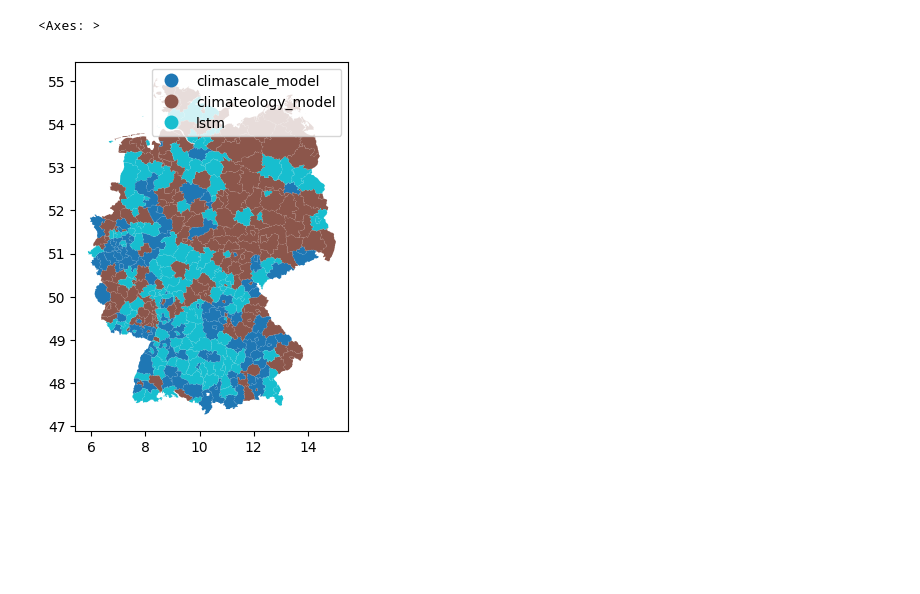
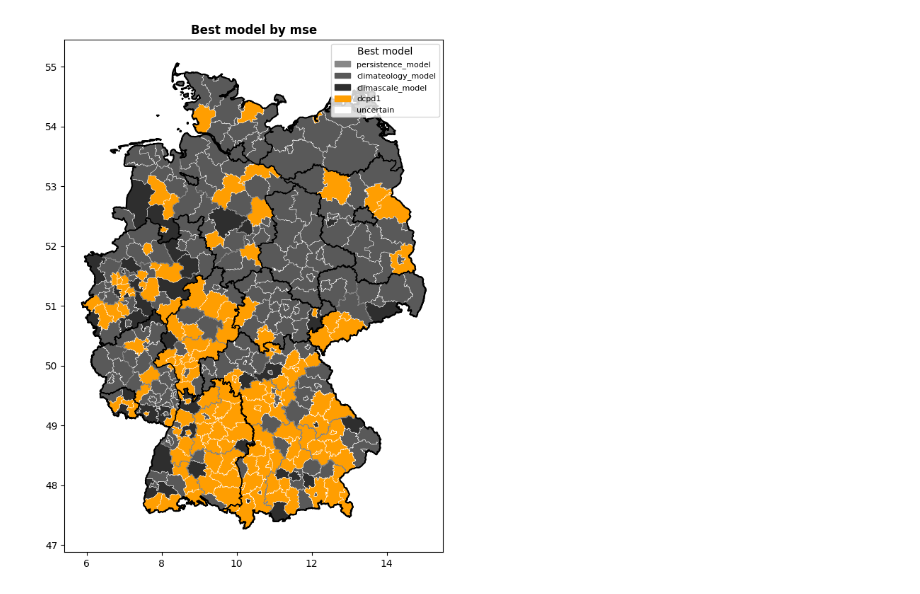
Before and after one commit to stends2001/infectious_disease_gnn, a Jupyter notebook: src/notebooks/4. vanilla deepmodels.ipynb, the cells around one changed output. Drawn from its saved outputs; the diff is of its cells as text; code cells hidden in the pictures; blank space fills up the shorter version.

```diff
--- a/src/notebooks/4. vanilla deepmodels.ipynb
+++ b/src/notebooks/4. vanilla deepmodels.ipynb
@@ -72,0 +77,9 @@ NameError: name 'GCNLSTMModel' is not defined
+# %%
+from src.models import GCN2Model
+graphloader2        = GraphDataLoaderManager(data_orch).retrieve_static_graph('test1').build()
+dcpd = GCN2Model(graphloader2, name = 'dcpd1', verbose = 2)
+dcpd.set_model_hparams(dropout = 0.3, self_loops=True)
+dcpd.set_global_hparams(**global_hparams)
+dcpd.train()
+dcpd.forecast('test')
+dcpd.show_forecasts(26)
@@ -100,24 +172,5 @@ model_evaluation.plotter.plot_single_metric('ccc',0, plot_type='best_map', margi
 # %%
-metrics = ['ccc']
-
-
-metrics_df = model_evaluation.data_compilation.get_data(0,'test')['metrics']
-
-model_cols = list(metrics_df['model'].unique())
-
-for metric in metrics:
-    df_long = metrics_df[['nuts_node','model',metric]]
-    df_wide = df_long.pivot_table(index = 'nuts_node', columns = 'model', values = metric).reset_index(drop = False).reset_index(drop = True)
-    df_wide['best'] = df_wide[model_cols].idxmax(axis=1)
-
-import seaborn as sns
-
-import pandas as pd
-shp = data_orch._data_context.shapedata_node
-
-shp = pd.merge(shp, df_wide, on = 'nuts_node')
-
-shp.plot(column = 'best', legend = True)
+model_evaluation2 = Evaluator(baseline_models+[dcpd]).add_evaluation()
+model_evaluation2.plotter.plot_single_metric('mse',0, plot_type='best_map', margin_sd=0, best_lowest=True).show()
 # %% [output]
-<Axes: >
-[figure, old version]
+[figure, new version]
```
Also changed, not shown: parts of 18 cells of this notebook, 4 other files.
